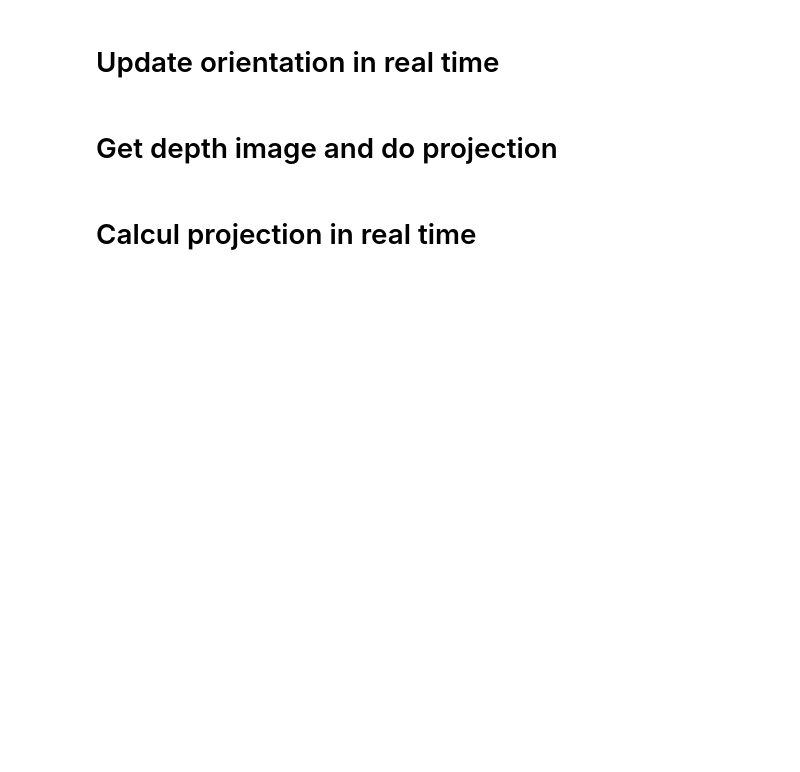
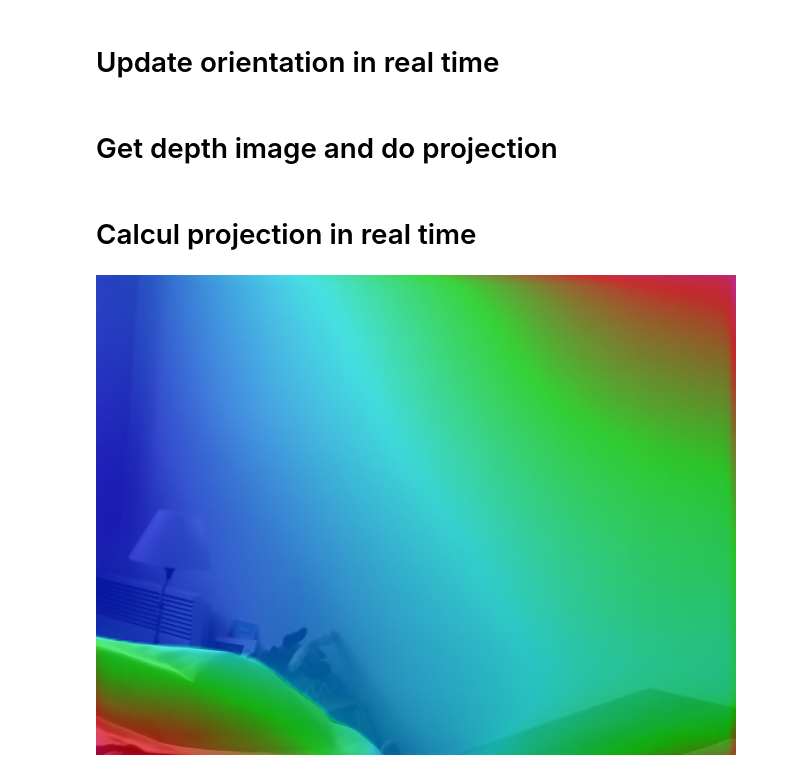
Before and after one commit to Apiquet/DepthEstimationAnd3dMapping, a Jupyter notebook: 3d_projection_wrt_imu.ipynb, the cells around one changed output. Cells and saved outputs as stored; diff of their text form; code cells hidden in the pictures; blank space fills up the shorter version.

Commit message:
[DEV][3D] Get overlap img - depth for each orientation

```diff
--- a/3d_projection_wrt_imu.ipynb
+++ b/3d_projection_wrt_imu.ipynb
@@ -109,6 +109,11 @@ ORIENTATIONS_TODO = [orientation for orientation
 
 DEPTH_MAP = np.ones((DEPTH_HEIGHT, DEPTH_WIDTH, 1), np.uint8)
 
+MIN_DEPTH_VALUE = 1
+MAX_DEPTH_VALUE = 4
+
+OVERLAPS_IMG_DEPTH = {}
+
 try:
     while True:
         if IMG_FROM_WEBCAM:
@@ -118,8 +123,9 @@ try:
         DEPTH_MAP, POINTS_IN_NED, DEPTH_VALUES = \
         plot_env(FIG_SIMULATION, X_ORIENTATION, POINTS_IN_NED, DEPTH_VALUES,
                  RGB_IMG, INTERPRETER, PROJECT_DEPTH, ORIENTATIONS_DONE,
-                 ORIENTATIONS_TODO, DEPTH_MAP, pourcentage_to_project=1,
-                 min_dist=1, max_dist=3)
+                 ORIENTATIONS_TODO, DEPTH_MAP, OVERLAPS_IMG_DEPTH,
+                 pourcentage_to_project=1,
+                 min_dist=MIN_DEPTH_VALUE, max_dist=MAX_DEPTH_VALUE)
 
         if len(ORIENTATIONS_TODO) == 0:
             break
@@ -127,3 +133,7 @@ except KeyboardInterrupt:
     pass
 
 plt.show()
+# %%
+OVERLAPS_IMG_DEPTH[0]
+# %% [output]
+[figure, added]
```
Also changed, not shown: 2 other files.
